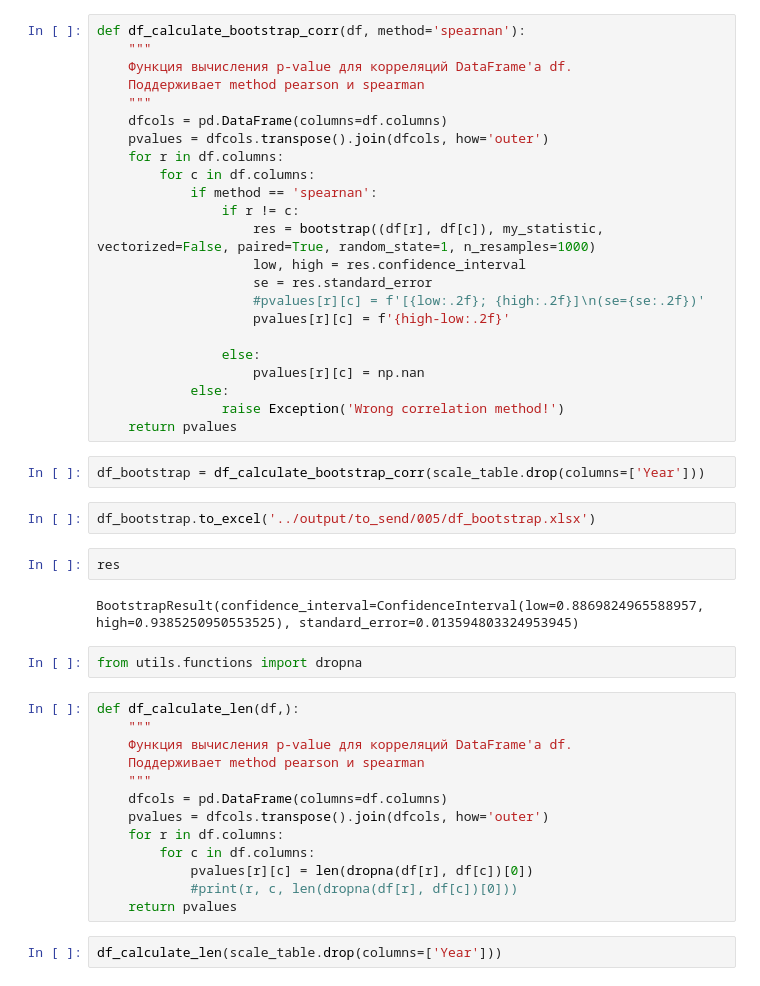
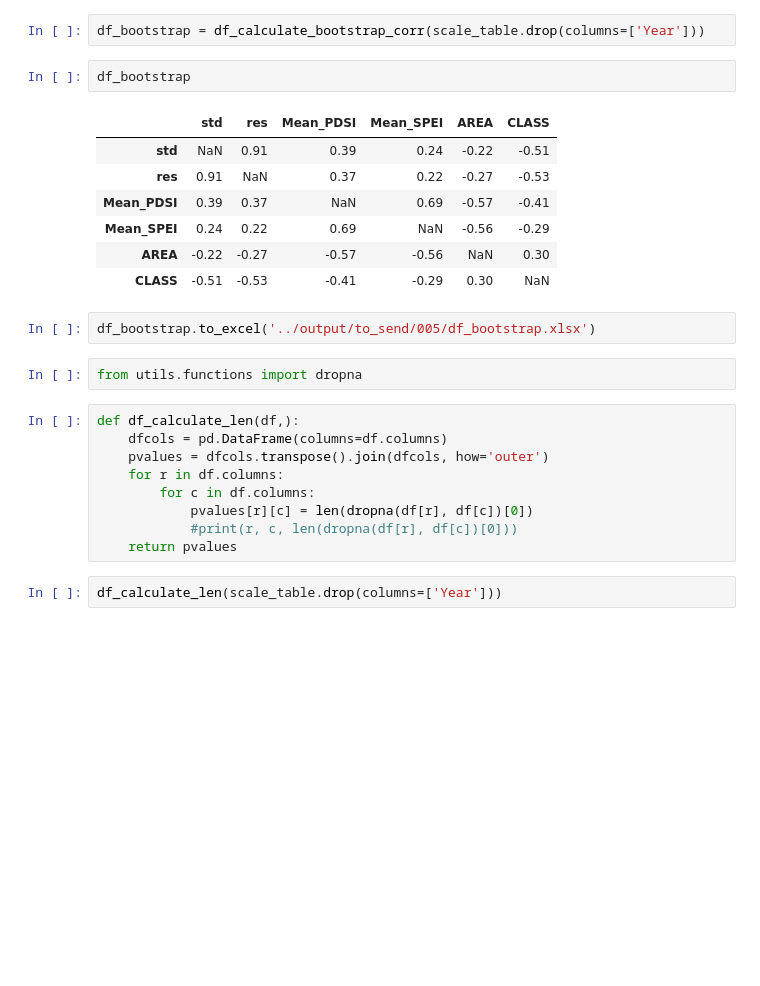
Before and after one commit to mikewellmeansme/TracheidClustering, a Jupyter notebook: notebooks/sclaling.ipynb, the cells around one changed output. Cells and saved outputs as stored; diff of their text form; blank space fills up the shorter version.

Commit message:
add bootstrap_corr

```diff
--- a/notebooks/sclaling.ipynb
+++ b/notebooks/sclaling.ipynb
@@ -228,42 +223,21 @@ def my_statistic(x, y):
-# %%
-def df_calculate_bootstrap_corr(df, method='spearnan'):
-    """
-    Функция вычисления p-value для корреляций DataFrame'а df.
-    Поддерживает method pearson и spearman
-    """
-    dfcols = pd.DataFrame(columns=df.columns)
-    pvalues = dfcols.transpose().join(dfcols, how='outer')
-    for r in df.columns:
-        for c in df.columns:
-            if method == 'spearnan':
-                if r != c:
-                    res = bootstrap((df[r], df[c]), my_statistic, vectorized=False, paired=True, random_state=1, n_resamples=1000)
-                    low, high = res.confidence_interval
-                    se = res.standard_error
-                    #pvalues[r][c] = f'[{low:.2f}; {high:.2f}]\n(se={se:.2f})'
-                    pvalues[r][c] = f'{high-low:.2f}'
-
-                else:
-                    pvalues[r][c] = np.nan
-            else:
-                raise Exception('Wrong correlation method!')
-    return pvalues
 # %%
 df_bootstrap = df_calculate_bootstrap_corr(scale_table.drop(columns=['Year']))
+# %%
+df_bootstrap
+# %% [output]
+|  | std | res | Mean_PDSI | Mean_SPEI | AREA | CLASS |
+| std | NaN | 0.91 | 0.39 | 0.24 | -0.22 | -0.51 |
+| res | 0.91 | NaN | 0.37 | 0.22 | -0.27 | -0.53 |
+| Mean_PDSI | 0.39 | 0.37 | NaN | 0.69 | -0.57 | -0.41 |
+| Mean_SPEI | 0.24 | 0.22 | 0.69 | NaN | -0.56 | -0.29 |
+| AREA | -0.22 | -0.27 | -0.57 | -0.56 | NaN | 0.30 |
+| CLASS | -0.51 | -0.53 | -0.41 | -0.29 | 0.30 | NaN |
 # %%
 df_bootstrap.to_excel('../output/to_send/005/df_bootstrap.xlsx')
-# %%
-res
-# %% [output]
-BootstrapResult(confidence_interval=ConfidenceInterval(low=0.8869824965588957, high=0.9385250950553525), standard_error=0.013594803324953945)
 # %%
 from utils.functions import dropna
 # %%
 def df_calculate_len(df,):
-    """
-    Функция вычисления p-value для корреляций DataFrame'а df.
-    Поддерживает method pearson и spearman
-    """
     dfcols = pd.DataFrame(columns=df.columns)
     pvalues = dfcols.transpose().join(dfcols, how='outer')
     for r in df.columns:
```
Also changed, not shown: parts of 2 cells of this notebook, 1 other file.
